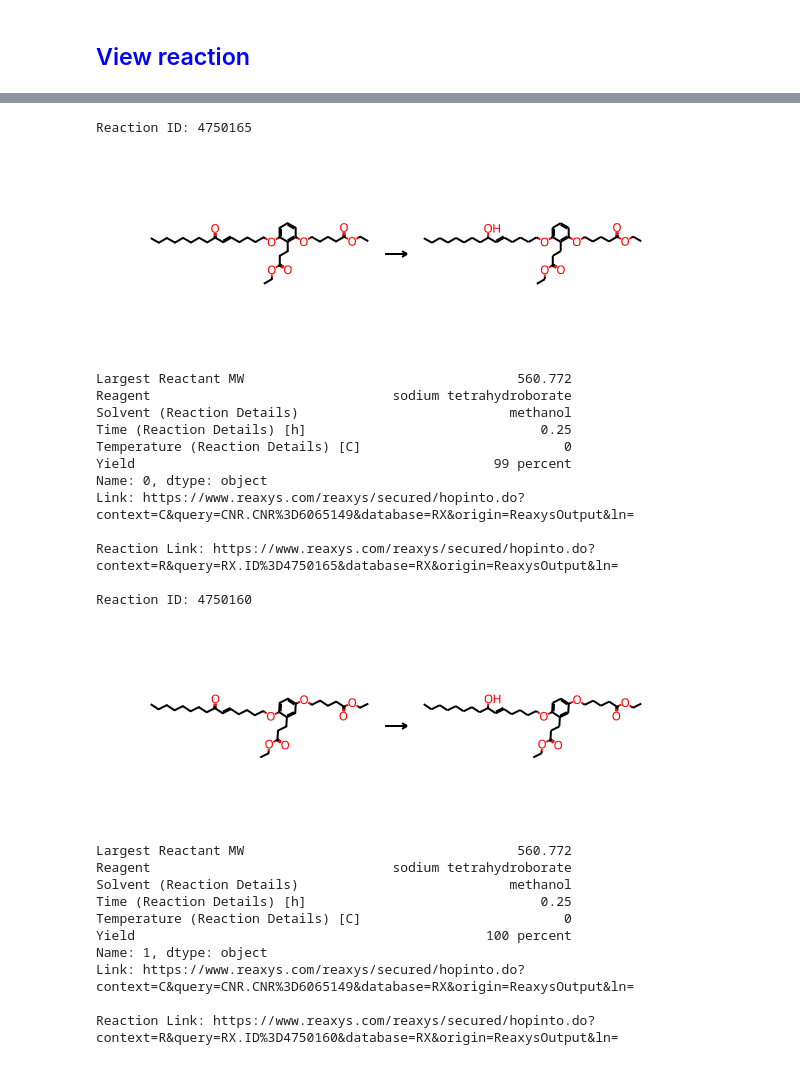
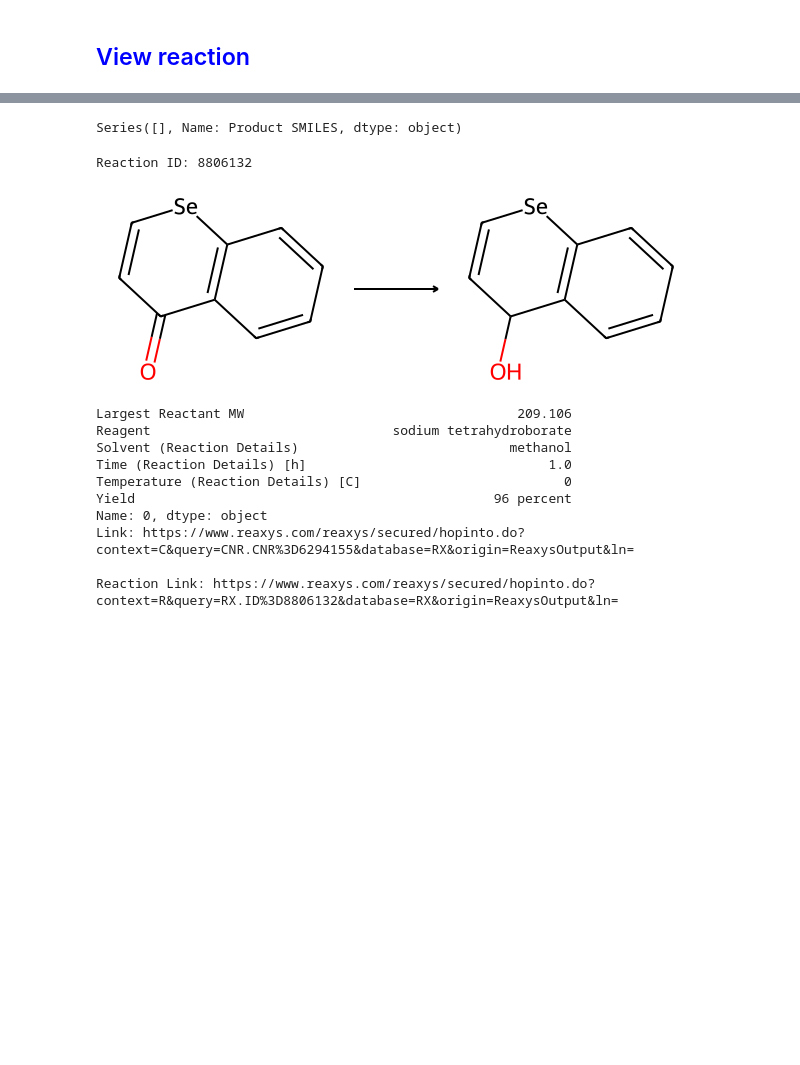
Before and after one commit to tranJen/Reactivity-based-metric-of-complexity, a Jupyter notebook: Reduction of ketone/Notebook/viewReaction.ipynb, the cells around one changed output, grey strips where cells are left out. Cells and saved outputs as stored; diff of their text form; code cells hidden in the pictures; blank space fills up the shorter version.

```diff
--- a/Reduction of ketone/Notebook/viewReaction.ipynb
+++ b/Reduction of ketone/Notebook/viewReaction.ipynb
@@ -51,6 +51,6 @@ def view_reactionScheme(data, NumReaction_to_view, duplicate):
 # %% [markdown]
 ## <span style="color:blue">  Import data after filtering consistent reaction conditions </span>
 # %%
-data = pd.read_excel('/Users/suongsuong/Documents/GitHub/Reactivity-based-metric-of-complexity/Reduction of ketone/ketone_in_chain(no_manualcheck).xlsx')
+data = pd.read_excel('/Users/suongsuong/Documents/GitHub/Reactivity-based-metric-of-complexity/Reduction of ketone/ketone_in_ring(no_manualcheck).xlsx')
 count_num_reaction(data)
 # %% [output]
@@ -59,10 +59,10 @@ Number of Rows: 628
 # %% [markdown]
 ## <span style="color:blue">  Sort data by certain column </span>
 # %%
-##USE THIS CODE TO sort by any column
-column_to_sort = 'Largest Reactant MW' # CHange here
-# Sort the data frame by MW of Reactant MW from smallest to largest
-data = data.sort_values(by= column_to_sort , ascending=True, ignore_index= True)
+# ##USE THIS CODE TO sort by any column
+# column_to_sort = 'Largest Reactant MW' # CHange here
+# # Sort the data frame by MW of Reactant MW from smallest to largest
+# data = data.sort_values(by= column_to_sort , ascending=True, ignore_index= True)
 # %%
 # Sort by references for easy to check
 column_to_sort = 'Links to Reaxys'
@@ -170,29 +91,25 @@ Name: Reaction ID, dtype: int64
-# %%
-view_reactionScheme(data[data['Reaction ID'].isin({4750165,
-4750160})], 2, duplicate)
-# %% [output]
-Reaction ID: 4750165
-[figure, removed]
-Largest Reactant MW                                   560.772
-Reagent                               sodium tetrahydroborate
-Solvent (Reaction Details)                           methanol
-Time (Reaction Details) [h]                              0.25
-Temperature (Reaction Details) [C]                          0
-Yield                                              99 percent
-Name: 0, dtype: object
-Link: https://www.reaxys.com/reaxys/secured/hopinto.do?context=C&query=CNR.CNR%3D6065149&database=RX&origin=ReaxysOutput&ln=
-
-Reaction Link: https://www.reaxys.com/reaxys/secured/hopinto.do?context=R&query=RX.ID%3D4750165&database=RX&origin=ReaxysOutput&ln=
-
-Reaction ID: 4750160
-[figure, removed]
-Largest Reactant MW                                   560.772
-Reagent                               sodium tetrahydroborate
-Solvent (Reaction Details)                           methanol
-Time (Reaction Details) [h]                              0.25
-Temperature (Reaction Details) [C]                          0
-Yield                                             100 percent
-Name: 1, dtype: object
-Link: https://www.reaxys.com/reaxys/secured/hopinto.do?context=C&query=CNR.CNR%3D6065149&database=RX&origin=ReaxysOutput&ln=
-
-Reaction Link: https://www.reaxys.com/reaxys/secured/hopinto.do?context=R&query=RX.ID%3D4750160&database=RX&origin=ReaxysOutput&ln=
+# %%
+data[data['Reaction ID'] ==10426378]['Product SMILES']
+# %% [output]
+Series([], Name: Product SMILES, dtype: object)
+# %%
+Number_of_reaction_to_view = 1 #if number less than data size, it will randomnly pick.
+
+duplicate = 'drop duplicate' #not matter at this stage
+
+view_reactionScheme(data[data['Reaction ID'].isin([
+8806132
+])], Number_of_reaction_to_view, duplicate)
+# %% [output]
+Reaction ID: 8806132
+[figure, added]
+Largest Reactant MW                                   209.106
+Reagent                               sodium tetrahydroborate
+Solvent (Reaction Details)                           methanol
+Time (Reaction Details) [h]                               1.0
+Temperature (Reaction Details) [C]                          0
+Yield                                              96 percent
+Name: 0, dtype: object
+Link: https://www.reaxys.com/reaxys/secured/hopinto.do?context=C&query=CNR.CNR%3D6294155&database=RX&origin=ReaxysOutput&ln=
+
+Reaction Link: https://www.reaxys.com/reaxys/secured/hopinto.do?context=R&query=RX.ID%3D8806132&database=RX&origin=ReaxysOutput&ln=
```
Also changed, not shown: parts of 4 cells of this notebook, 20 other files.
